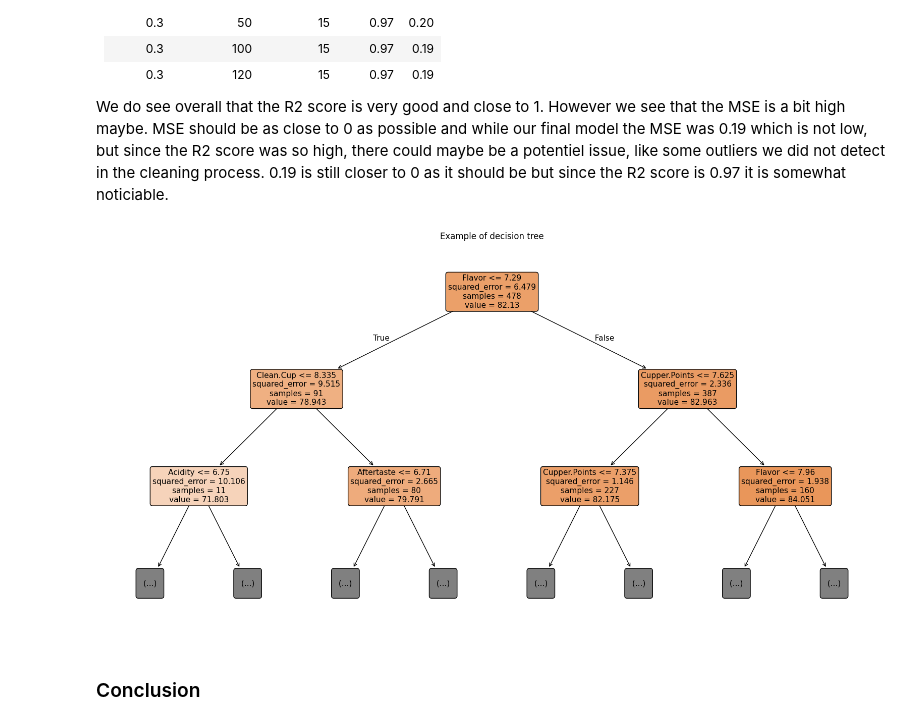
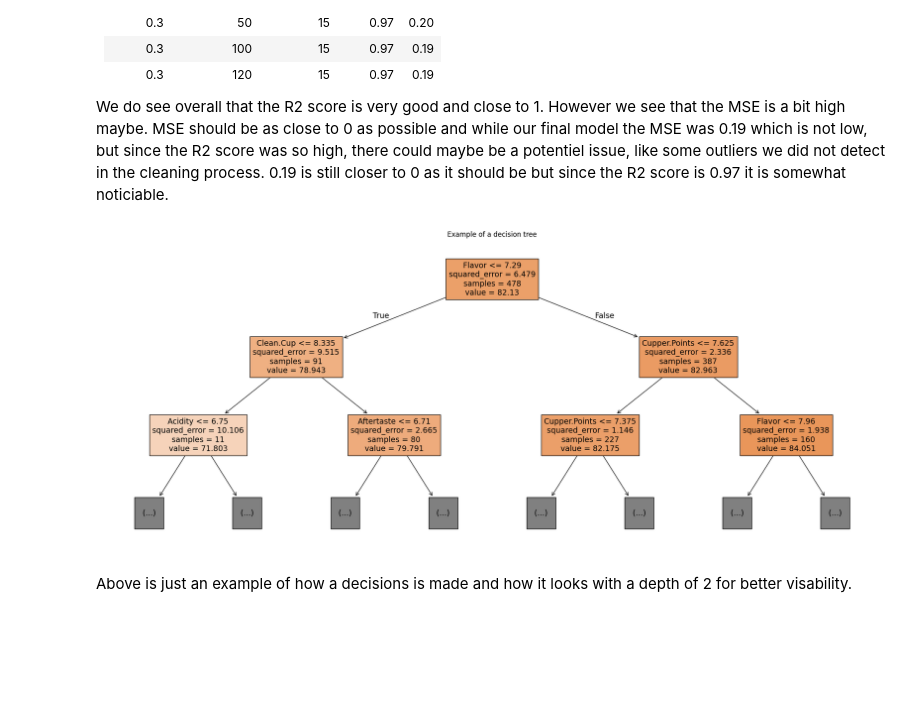
Before and after one commit to NatasjaVitoft/ML-coffee-quality, a Jupyter notebook: random_forrest/random_forest.ipynb, the cells around one changed output. Saved outputs shown, nothing was run; the diff lists cells and outputs as text; code cells hidden in the pictures; blank space fills up the shorter version.

```diff
--- a/random_forrest/random_forest.ipynb
+++ b/random_forrest/random_forest.ipynb
@@ -212,15 +212,14 @@ We do see overall that the R2 score is very good and close to 1. However we see
 # %%
 estimator = model.estimators_[6]
 
-plt.figure(figsize=(20, 10))
+plt.figure(figsize=(25, 10))
 plot_tree(estimator,
           feature_names=X_train.columns,
           filled=True,
-          rounded=True,
           max_depth=2)
-plt.title("Example of decision tree")
+plt.title("Example of a decision tree")
 plt.show()
 # %% [output]
-[figure, old version]
+[figure, new version]
-# %% [markdown]
-### Conclusion
+# %% [markdown]
+Above is just an example of how a decisions is made and how it looks with a depth of 2 for better visability.
```
Also changed, not shown: parts of 2 cells of this notebook, 1 other file.
